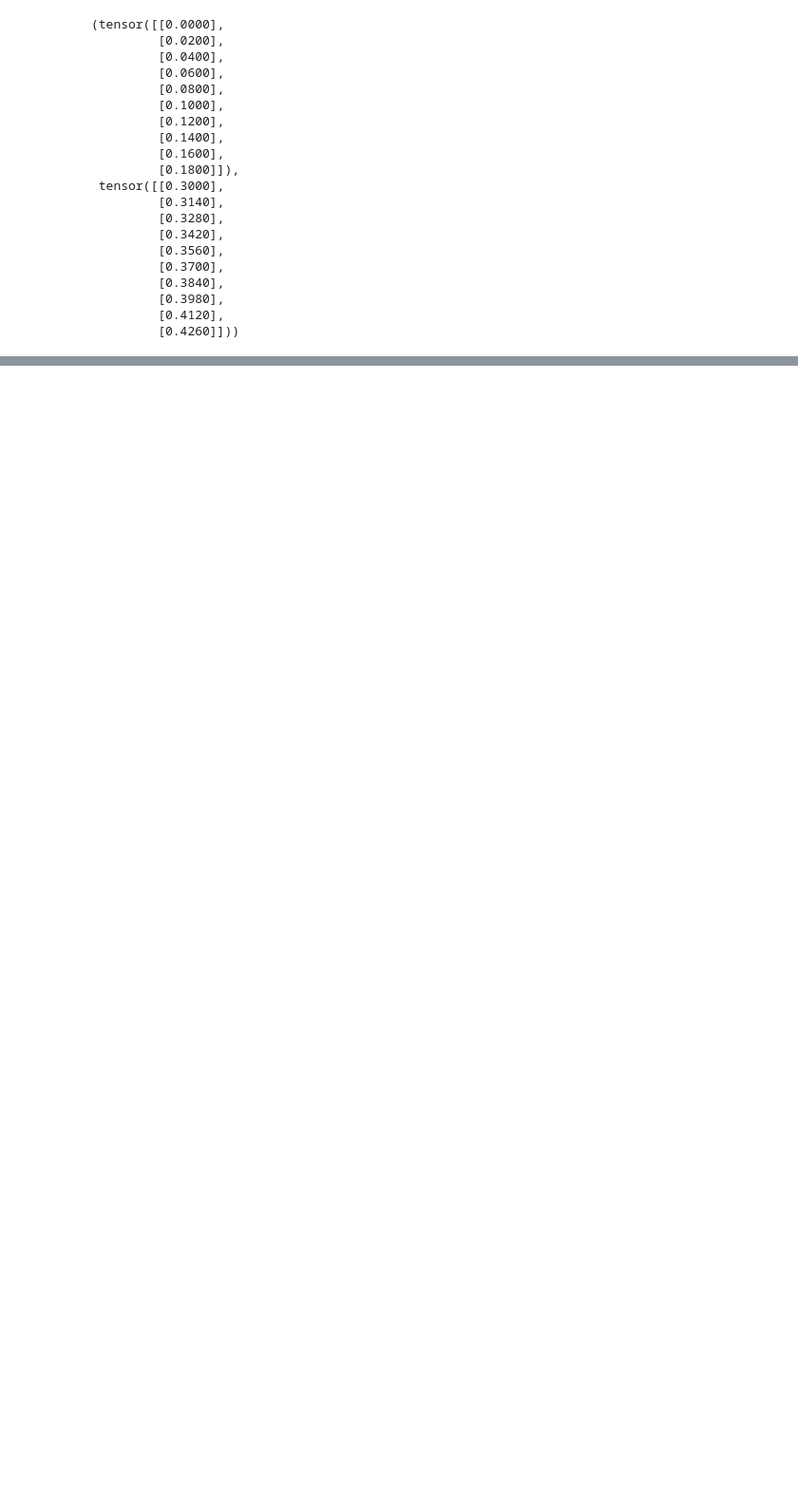
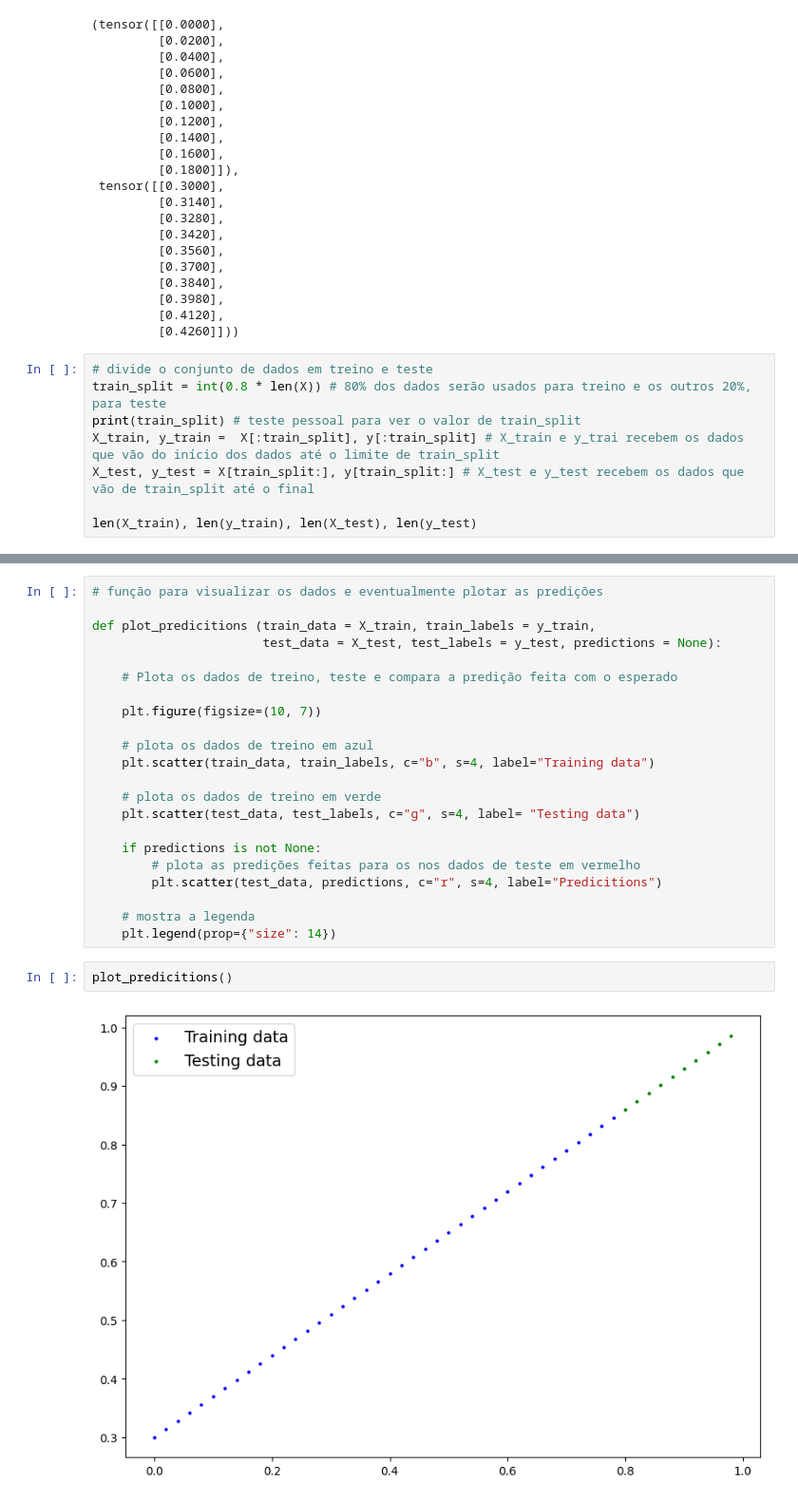
Before and after one commit to manuelamfo/exercicios_MachineLearning, a Jupyter notebook: exercicio_PyTorch.ipynb, the cells around one changed output, grey strips where cells are left out. Shown: that part at 95% size. Saved outputs shown, nothing was run; the diff lists cells and outputs as text; blank space fills up the shorter version.

```diff
--- a/exercicio_PyTorch.ipynb
+++ b/exercicio_PyTorch.ipynb
@@ -72,3 +72,11 @@ X[:10], y[:10]
          [0.3980],
          [0.4120],
          [0.4260]]))
+# %%
+# divide o conjunto de dados em treino e teste
+train_split = int(0.8 * len(X)) # 80% dos dados serão usados para treino e os outros 20%, para teste
+print(train_split) # teste pessoal para ver o valor de train_split
+X_train, y_train =  X[:train_split], y[:train_split] # X_train e y_trai recebem os dados que vão do início dos dados até o limite de train_split
+X_test, y_test = X[train_split:], y[train_split:] # X_test e y_test recebem os dados que vão de train_split até o final
+
+len(X_train), len(y_train), len(X_test), len(y_test)
@@ -74,0 +86,26 @@ X[:10], y[:10]
+# %%
+# função para visualizar os dados e eventualmente plotar as predições
+
+def plot_predicitions (train_data = X_train, train_labels = y_train,
+                       test_data = X_test, test_labels = y_test, predictions = None):
+
+    # Plota os dados de treino, teste e compara a predição feita com o esperado
+
+    plt.figure(figsize=(10, 7))
+
+    # plota os dados de treino em azul
+    plt.scatter(train_data, train_labels, c="b", s=4, label="Training data")
+
+    # plota os dados de treino em verde
+    plt.scatter(test_data, test_labels, c="g", s=4, label= "Testing data")
+
+    if predictions is not None:
+        # plota as predições feitas para os nos dados de teste em vermelho
+        plt.scatter(test_data, predictions, c="r", s=4, label="Predicitions")
+
+    # mostra a legenda
+    plt.legend(prop={"size": 14})
+# %%
+plot_predicitions()
+# %% [output]
+[figure, added]
```
Also changed, not shown: parts of 3 cells of this notebook.
